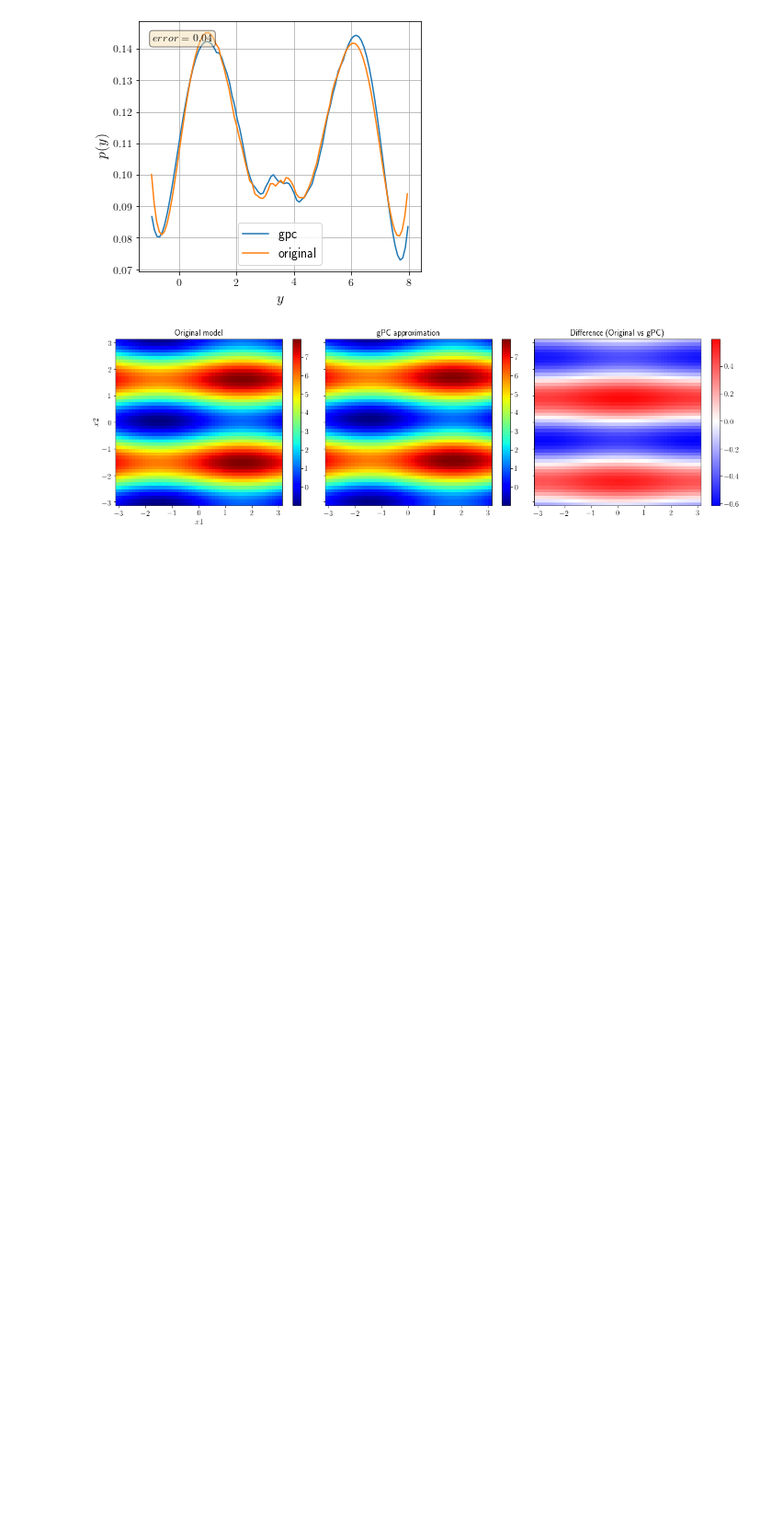
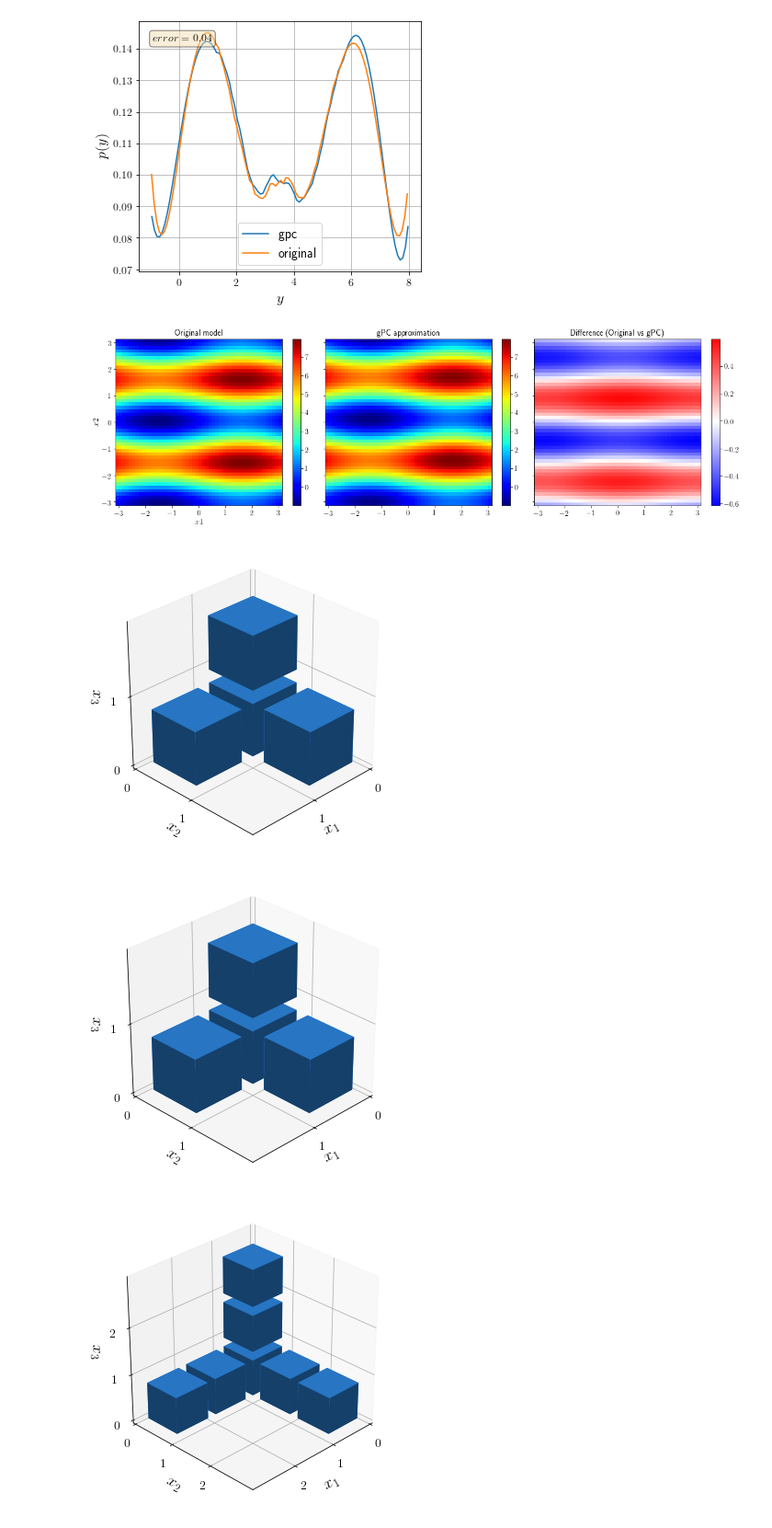
Before and after one commit to pygpc-polynomial-chaos/pygpc, a Jupyter notebook: tutorials/Tutorial_pygpc_pyrates.ipynb, the cells around one changed output. Shown at 92% size. Cells and saved outputs as stored; diff of their text form; code cells hidden in the pictures; blank space fills up the shorter version.

```diff
--- a/tutorials/Tutorial_pygpc_pyrates.ipynb
+++ b/tutorials/Tutorial_pygpc_pyrates.ipynb
@@ -556,3 +556,50 @@ It/Sub-it: N/A/N/A Performing simulation 0001 from 2601 [
 [figure]
 [figure]
 [figure]
+# %%
+# Adaptive basis gPC
+basis_order = np.array([1, 1])
+interaction_order = 3
+dim = 3
+
+# define model
+model = pygpc.testfunctions.Ishigami
+
+# define parameters
+parameters = OrderedDict()
+parameters["x1"] = pygpc.Beta(pdf_shape=[1, 1], pdf_limits=[-np.pi, np.pi])
+parameters["x2"] = pygpc.Beta(pdf_shape=[1, 1], pdf_limits=[-np.pi, np.pi])
+parameters["x3"] = pygpc.Beta(pdf_shape=[1, 1], pdf_limits=[-np.pi, np.pi])
+
+# define problem
+problem = pygpc.Problem(model, parameters)
+
+
+basis = pygpc.Basis()
+
+for i in range(5):
+    # increment basis
+    basis_order [0], basis_order[1] = pygpc.increment_basis(order_current=basis_order[0],
+                                                      interaction_order_current=basis_order[1],
+                                                      interaction_order_max=interaction_order,
+                                                      incr=1)
+
+    # set basis
+    basis.init_basis_sgpc(problem=problem,
+                          order=[basis_order[0]]*dim,
+                          order_max=basis_order[0],
+                          order_max_norm=1,
+                          interaction_order=interaction_order,
+                          interaction_order_current=basis_order[1])
+
+    # plot basis
+    ax = basis.plot_basis(dims=[0, 1, 2], dynamic_plot_update=True)
+    ax.set_zlabel("$x_3$", fontsize=18)
+    time.sleep(0.5)
+
+    display.display(plt.gcf())
+    display.clear_output(wait=True)
+# %% [output]
+[figure, added]
+[figure, added]
+[figure, added]
```
Also changed, not shown: parts of 2 cells of this notebook, 1 other file.
